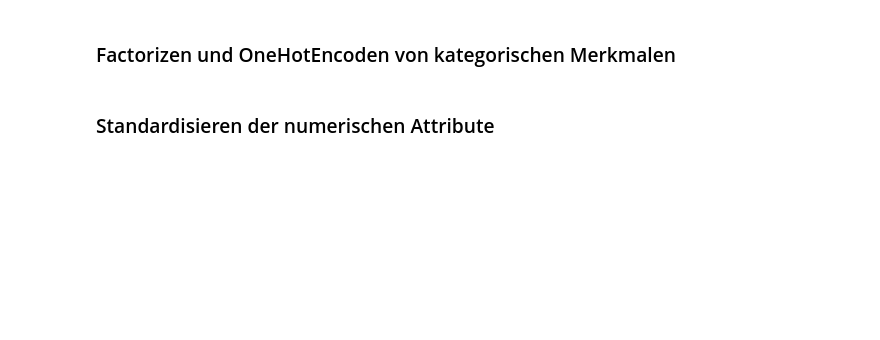
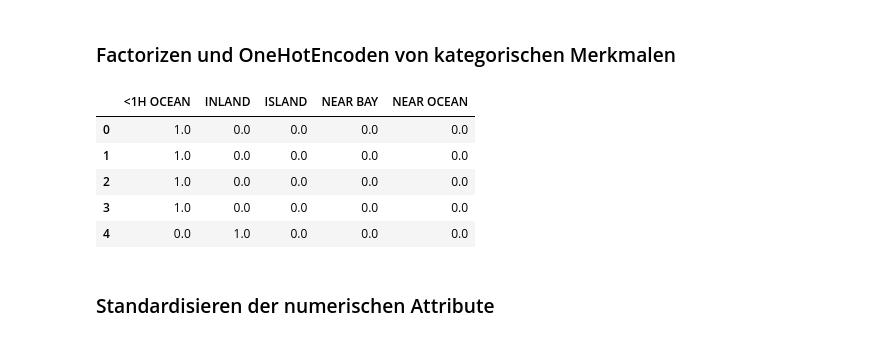
Before and after one commit to tthomik/20180807_descriptive-analysis, a Jupyter notebook: 20180911_housing_strat_standard.ipynb, the cells around one changed output. Saved outputs shown, nothing was run; the diff lists cells and outputs as text; code cells hidden in the pictures; blank space fills up the shorter version.

```diff
--- a/20180911_housing_strat_standard.ipynb
+++ b/20180911_housing_strat_standard.ipynb
@@ -166,3 +159,27 @@ test_cat = test_set_1hotencoded.iloc[:,-4:].head() # dieser Datensatz hat keine
+# %%
+train_set_1hotencoded = umwandlung_binaer(train_set)
+validate_set_1hotencoded = umwandlung_binaer(validate_set)
+test_set_1hotencoded = umwandlung_binaer(test_set)
+train_cat = train_set_1hotencoded.iloc[:,-5:]
+validate_cat = validate_set_1hotencoded.iloc[:,-5:]
+
+# dieser Datensatz hat keine Inseln, deswegen -4
+test_cat = test_set_1hotencoded.iloc[:,-4:]
+# zu test_cat wird Spalte Island hinzugefügt und mit Nullen aufgefüllt
+test_cat["ISLAND"] = np.zeros((3065,1))
+
+# Columns werden sortiert, da durch das stratshufflesplit die kategorischen Columns in unterschiedlicher Reihenfolge auftauchen
+train_cat.sort_index(axis=1,inplace=True)
+validate_cat.sort_index(axis=1,inplace=True)
+test_cat.sort_index(axis=1,inplace=True)
+validate_cat.head()
+# %% [output]
+|  | <1H OCEAN | INLAND | ISLAND | NEAR BAY | NEAR OCEAN |
+| 0 | 1.0 | 0.0 | 0.0 | 0.0 | 0.0 |
+| 1 | 1.0 | 0.0 | 0.0 | 0.0 | 0.0 |
+| 2 | 1.0 | 0.0 | 0.0 | 0.0 | 0.0 |
+| 3 | 1.0 | 0.0 | 0.0 | 0.0 | 0.0 |
+| 4 | 0.0 | 1.0 | 0.0 | 0.0 | 0.0 |
 # %% [markdown]
 ### Standardisieren der numerischen Attribute
 # %%
```
Also changed, not shown: parts of 31 cells of this notebook.
